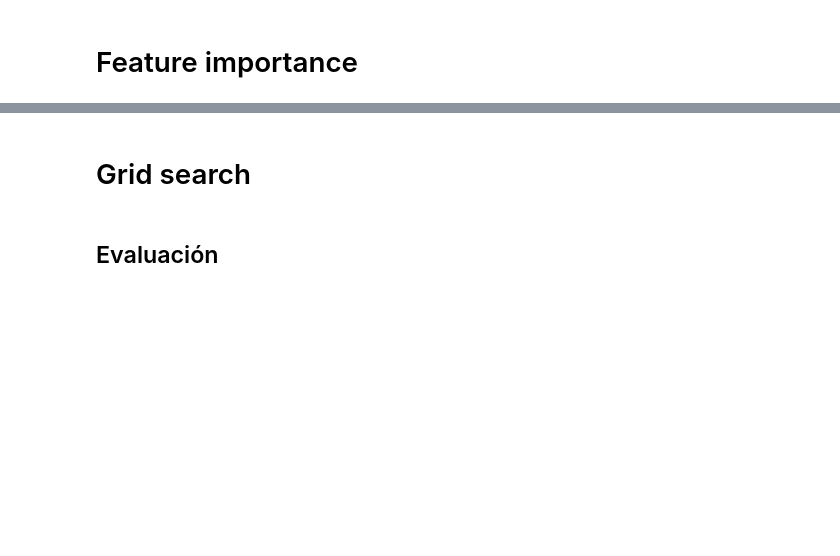
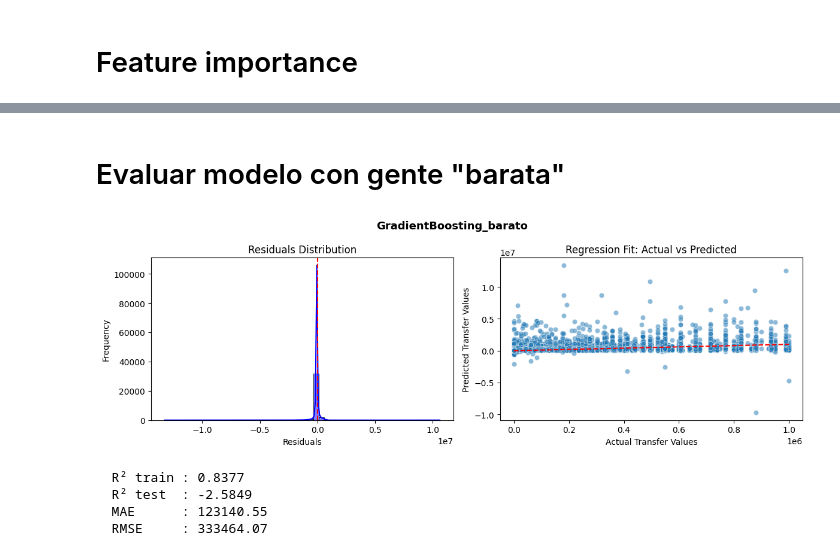
Before and after one commit to Leo11wasd/proyecto_mineria_y_analisis_de_datos, a Jupyter notebook: entrenamiento_hgbr.ipynb, the cells around one changed output, grey strips where cells are left out. Saved outputs shown, nothing was run; the diff lists cells and outputs as text; code cells hidden in the pictures; blank space fills up the shorter version.

```diff
--- a/entrenamiento_hgbr.ipynb
+++ b/entrenamiento_hgbr.ipynb
@@ -371,17 +370,16 @@ if genera_json:
     with open("importantes.json", "w") as f:
         json.dump(importantes, f)
 # %% [markdown]
-# Grid search
+# Evaluar modelo con gente "barata"
 # %%
-# from sklearn.model_selection import GridSearchCV
-# param_grid = {
-#     'regressor__max_iter': [100, 200],
-#     'regressor__learning_rate': [0.01, 0.1],
-#     'regressor__max_leaf_nodes': [31, 63],
-#     # You can even tune the preprocessor!
-#     'prep__high_card__smooth': ['auto', 1.0]
-# }
-# gbr_cv = GridSearchCV(estimator=model, param_grid=param_grid, cv=3, n_jobs=-1, scoring='neg_mean_squared_error')
-# gbr_cv.fit(X_train, y_train)
+mask = y_test <= 1e6
+
+X_test_barato = X_test_encoded[mask]
+y_test_barato = y_test[mask]
+log_results(model,"GradientBoosting_barato",X_train_encoded,y_train,X_test_barato,y_test_barato,filepath=nombre_csv_logs)
+# %% [output]
+[figure, added]
+  R² train : 0.8377
+  R² test  : -2.5849
+  MAE      : 123140.55
+  RMSE     : 333464.07
-# %% [markdown]
-## Evaluación
```
Also changed, not shown: parts of 7 cells of this notebook, 2 other files.
